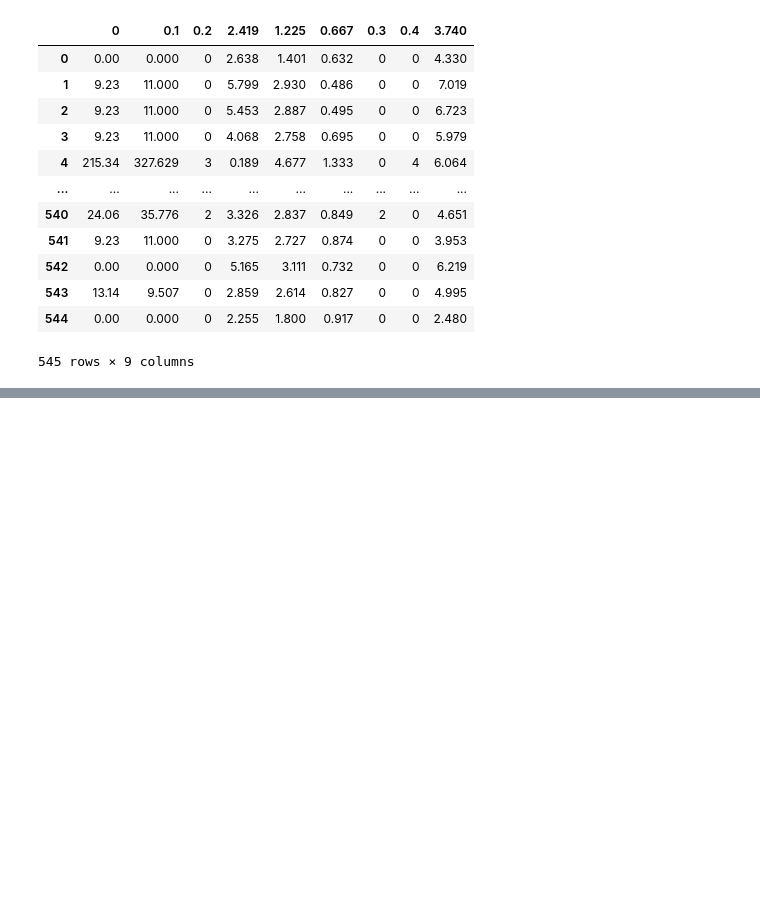
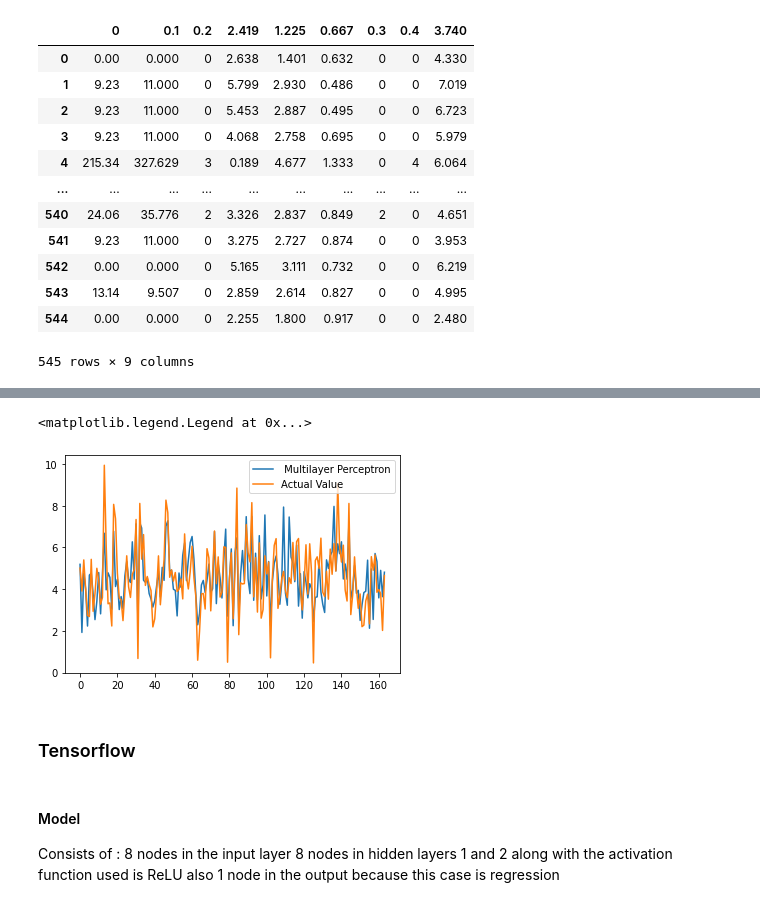
Before and after one commit to jamesleocodes/cheminformatics_projects, a Jupyter notebook: toxicity/toxicity.ipynb, the cells around one changed output, grey strips where cells are left out. Cells and saved outputs as stored; diff of their text form; code cells hidden in the pictures; blank space fills up the shorter version.

```diff
--- a/toxicity/toxicity.ipynb
+++ b/toxicity/toxicity.ipynb
@@ -30,0 +192,9 @@ data
+# %%
+plt.plot(list(hasil_mlp), label = " Multilayer Perceptron")
+plt.plot(list(y_test), label = 'Actual Value')
+plt.legend(loc='upper right')
+# %% [output]
+<matplotlib.legend.Legend at 0x...>
+[figure, added]
+# %% [markdown]
+### Tensorflow
@@ -30,0 +204,3 @@ data
+# %% [markdown]
+#### Model
+Consists of : 8 nodes in the input layer 8 nodes in hidden layers 1 and 2 along with the activation function used is ReLU also 1 node in the output because this case is regression
```
Also changed, not shown: parts of 24 cells of this notebook.
